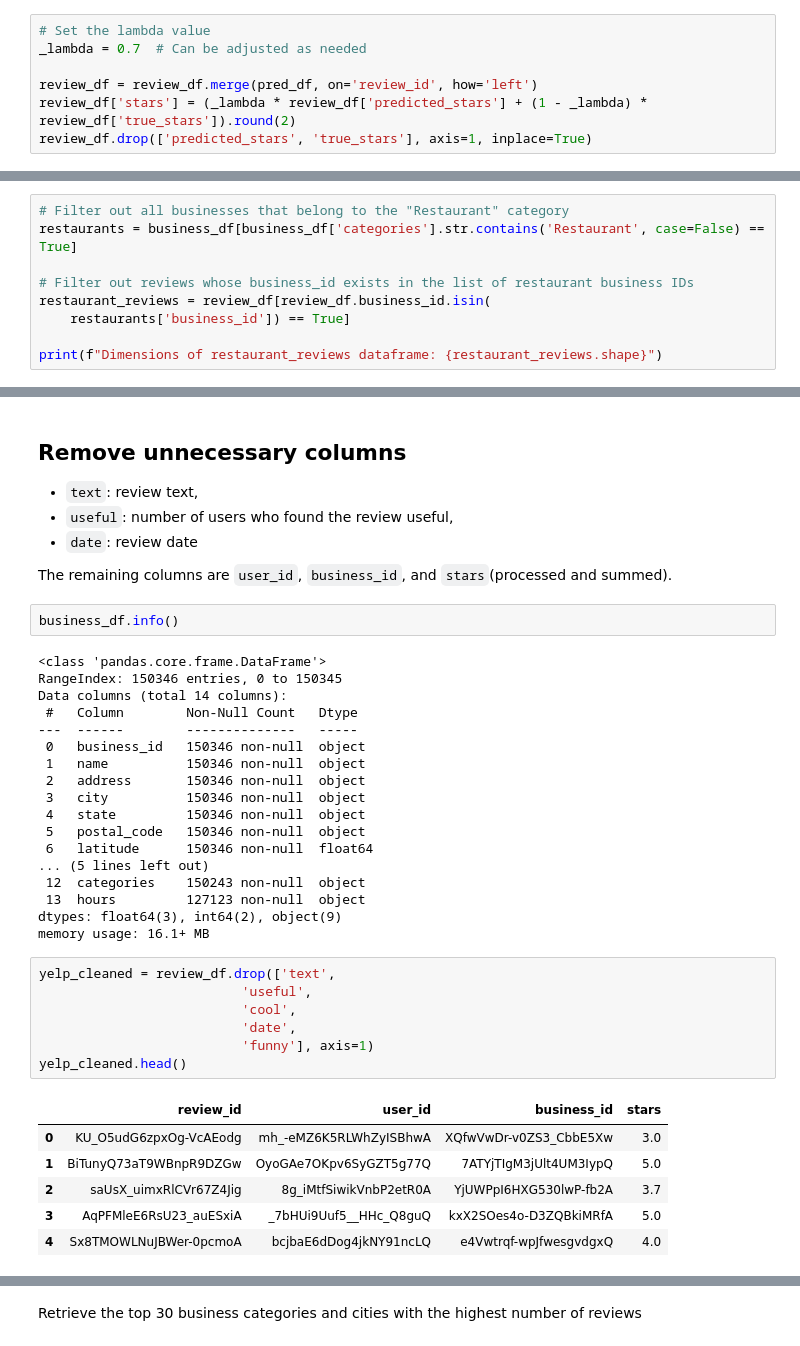
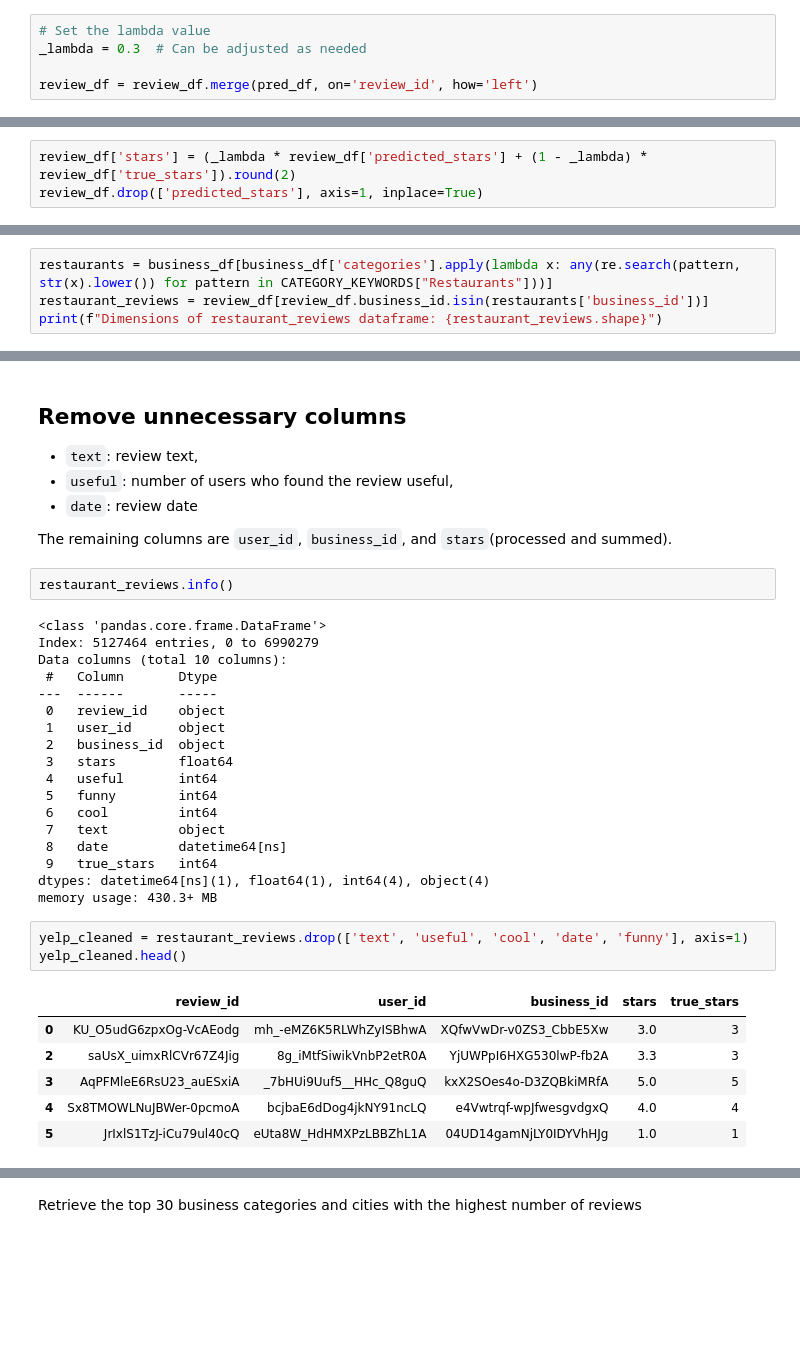
Before and after one commit to WilliamOdinson/Gastronome, a Jupyter notebook: notebooks/03_Recommendation Algorithm (Data Preprocessing).ipynb, the cells around one changed output, grey strips where cells are left out. Cells and saved outputs as stored; diff of their text form; blank space fills up the shorter version.

```diff
--- a/notebooks/03_Recommendation Algorithm (Data Preprocessing).ipynb
+++ b/notebooks/03_Recommendation Algorithm (Data Preprocessing).ipynb
@@ -11,8 +12,6 @@ review_df = pd.read_json('../database/yelp_academic_dataset_review.json', lines=
 pred_df = pd.read_json('../database/review_predictions.json', lines=True)
 # %%
 # Set the lambda value
-_lambda = 0.7  # Can be adjusted as needed
+_lambda = 0.3  # Can be adjusted as needed
 
 review_df = review_df.merge(pred_df, on='review_id', how='left')
-review_df['stars'] = (_lambda * review_df['predicted_stars'] + (1 - _lambda) * review_df['true_stars']).round(2)
-review_df.drop(['predicted_stars', 'true_stars'], axis=1, inplace=True)
@@ -19,3 +31,6 @@ review_df.drop(['predicted_stars', 'true_stars'], axis=1, inplace=True)
+# %%
+review_df['stars'] = (_lambda * review_df['predicted_stars'] + (1 - _lambda) * review_df['true_stars']).round(2)
+review_df.drop(['predicted_stars'], axis=1, inplace=True)
 # %%
 import matplotlib.pyplot as plt
 plt.style.use('ggplot')
@@ -119,10 +241,5 @@ It is evident that the majority of businesses listed on Yelp are restaurants, sh
 # %%
-# Filter out all businesses that belong to the "Restaurant" category
-restaurants = business_df[business_df['categories'].str.contains('Restaurant', case=False) == True]
-
-# Filter out reviews whose business_id exists in the list of restaurant business IDs
-restaurant_reviews = review_df[review_df.business_id.isin(
-    restaurants['business_id']) == True]
-
+restaurants = business_df[business_df['categories'].apply(lambda x: any(re.search(pattern, str(x).lower()) for pattern in CATEGORY_KEYWORDS["Restaurants"]))]
+restaurant_reviews = review_df[review_df.business_id.isin(restaurants['business_id'])]
 print(f"Dimensions of restaurant_reviews dataframe: {restaurant_reviews.shape}")
 # %% [output]
@@ -138,38 +255,34 @@ Dimensions of restaurant_reviews dataframe: (4724684, 9)
 
 The remaining columns are `user_id`, `business_id`, and `stars`(processed and summed).
 # %%
-business_df.info()
+restaurant_reviews.info()
 # %% [output]
 <class 'pandas.core.frame.DataFrame'>
-RangeIndex: 150346 entries, 0 to 150345
-Data columns (total 14 columns):
- #   Column        Non-Null Count   Dtype
----  ------        --------------   -----
- 0   business_id   150346 non-null  object
- 1   name          150346 non-null  object
- 2   address       150346 non-null  object
- 3   city          150346 non-null  object
- 4   state         150346 non-null  object
- 5   postal_code   150346 non-null  object
- 6   latitude      150346 non-null  float64
-... (5 lines left out)
- 12  categories    150243 non-null  object
- 13  hours         127123 non-null  object
-dtypes: float64(3), int64(2), object(9)
-memory usage: 16.1+ MB
+Index: 5127464 entries, 0 to 6990279
+Data columns (total 10 columns):
+ #   Column       Dtype
+---  ------       -----
+ 0   review_id    object
+ 1   user_id      object
+ 2   business_id  object
+ 3   stars        float64
+ 4   useful       int64
+ 5   funny        int64
+ 6   cool         int64
+ 7   text         object
+ 8   date         datetime64[ns]
+ 9   true_stars   int64
+dtypes: datetime64[ns](1), float64(1), int64(4), object(4)
+memory usage: 430.3+ MB
 # %%
-yelp_cleaned = review_df.drop(['text',
-                          'useful',
-                          'cool',
-                          'date',
-                          'funny'], axis=1)
+yelp_cleaned = restaurant_reviews.drop(['text', 'useful', 'cool', 'date', 'funny'], axis=1)
 yelp_cleaned.head()
 # %% [output]
-|  | review_id | user_id | business_id | stars |
-| 0 | KU_O5udG6zpxOg-VcAEodg | mh_-eMZ6K5RLWhZyISBhwA | XQfwVwDr-v0ZS3_CbbE5Xw | 3.0 |
-| 1 | BiTunyQ73aT9WBnpR9DZGw | OyoGAe7OKpv6SyGZT5g77Q | 7ATYjTIgM3jUlt4UM3IypQ | 5.0 |
-| 2 | saUsX_uimxRlCVr67Z4Jig | 8g_iMtfSiwikVnbP2etR0A | YjUWPpI6HXG530lwP-fb2A | 3.7 |
-| 3 | AqPFMleE6RsU23_auESxiA | _7bHUi9Uuf5__HHc_Q8guQ | kxX2SOes4o-D3ZQBkiMRfA | 5.0 |
-| 4 | Sx8TMOWLNuJBWer-0pcmoA | bcjbaE6dDog4jkNY91ncLQ | e4Vwtrqf-wpJfwesgvdgxQ | 4.0 |
+|  | review_id | user_id | business_id | stars | true_stars |
+| 0 | KU_O5udG6zpxOg-VcAEodg | mh_-eMZ6K5RLWhZyISBhwA | XQfwVwDr-v0ZS3_CbbE5Xw | 3.0 | 3 |
+| 2 | saUsX_uimxRlCVr67Z4Jig | 8g_iMtfSiwikVnbP2etR0A | YjUWPpI6HXG530lwP-fb2A | 3.3 | 3 |
+| 3 | AqPFMleE6RsU23_auESxiA | _7bHUi9Uuf5__HHc_Q8guQ | kxX2SOes4o-D3ZQBkiMRfA | 5.0 | 5 |
+| 4 | Sx8TMOWLNuJBWer-0pcmoA | bcjbaE6dDog4jkNY91ncLQ | e4Vwtrqf-wpJfwesgvdgxQ | 4.0 | 4 |
+| 5 | JrIxlS1TzJ-iCu79ul40cQ | eUta8W_HdHMXPzLBBZhL1A | 04UD14gamNjLY0IDYVhHJg | 1.0 | 1 |
 # %% [markdown]
 ## Merge data
```
Also changed, not shown: parts of 15 cells of this notebook, 23 other files.
